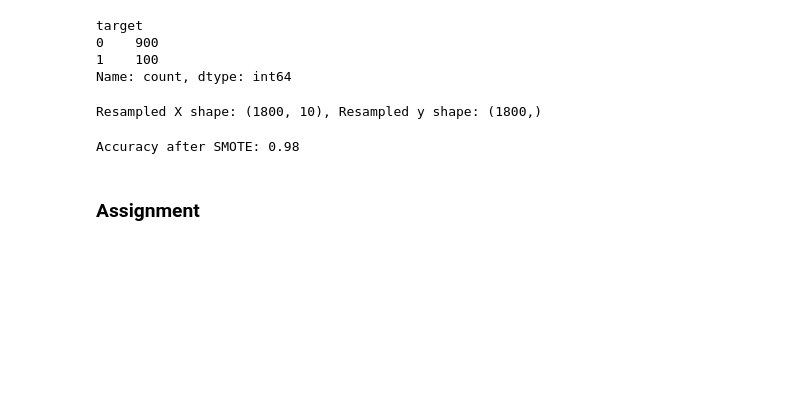
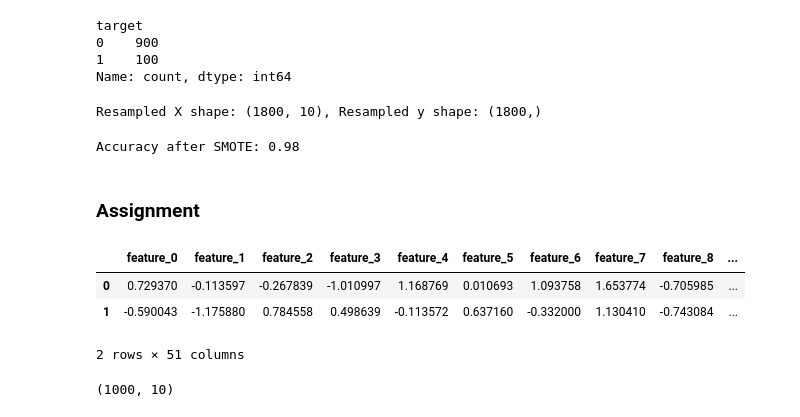
Before and after one commit to rahul8879/ai-ml-akila, a Jupyter notebook: machine_learning/01_knn.ipynb, the cells around one changed output. Saved outputs shown, nothing was run; the diff lists cells and outputs as text; code cells hidden in the pictures; blank space fills up the shorter version.

```diff
--- a/machine_learning/01_knn.ipynb
+++ b/machine_learning/01_knn.ipynb
@@ -148,3 +149,37 @@ X_resampled, y_resampled = rus.fit_resample(X, y)
 # https://scikit-learn.org/stable/modules/generated/sklearn.neighbors.KNeighborsClassifier.html#sklearn.neighbors.KNeighborsClassifier
 # %%
 # Implement KNN from scratch : not using any library functions : load_iris()
+# %%
+X, y = make_classification(n_samples=1000, n_features=50, n_informative=2,
+                           n_redundant=10, n_clusters_per_class=1, weights=[0.90, 0.10], flip_y=0, random_state=42)
+#n_redundant = 10 # here we define number of redundant features : why because we want to create imbalanced dataset
+df = pd.DataFrame(X, columns=[f'feature_{i}' for i in range(X.shape[1])])
+df['target'] = y
+df.head(2)
+# %% [output]
+|  | feature_0 | feature_1 | feature_2 | feature_3 | feature_4 | feature_5 | feature_6 | feature_7 | feature_8 | ... |
+| 0 | 0.729370 | -0.113597 | -0.267839 | -1.010997 | 1.168769 | 0.010693 | 1.093758 | 1.653774 | -0.705985 | ... |
+| 1 | -0.590043 | -1.175880 | 0.784558 | 0.498639 | -0.113572 | 0.637160 | -0.332000 | 1.130410 | -0.743084 | ... |
+2 rows × 51 columns
+# %%
+# use RFE to select top 10 features
+from sklearn.feature_selection import RFE #https://scikit-learn.org/stable/modules/feature_selection.html
+from sklearn.linear_model import LogisticRegression
+log_reg = LogisticRegression()
+rfe = RFE(estimator=log_reg, n_features_to_select=10)
+rfe.fit(X, y)
+
+X_rfe = rfe.transform(X)
+X_rfe.shape
+
+# RFE will only work with model which have coef_ or feature_importances_ attribute
+# what to do with KNN ?
+
+# manually select top 10 features based on domain knowledge or correlation analysis
+# Q) Can we apply RFE with KNN ?
+# Ans ) No, because KNN does not have coef_ or feature_importances_ attribute. and this also proof
+# that KNN is not interpretable model.
+# yes we can use other feature selection techniques like PCA, mutual_info_classif etc.
+# or use manual feature selection based on domain knowledge.  + correlation analysis.
+# %% [output]
+(1000, 10)
```
Also changed, not shown: parts of 5 cells of this notebook.
